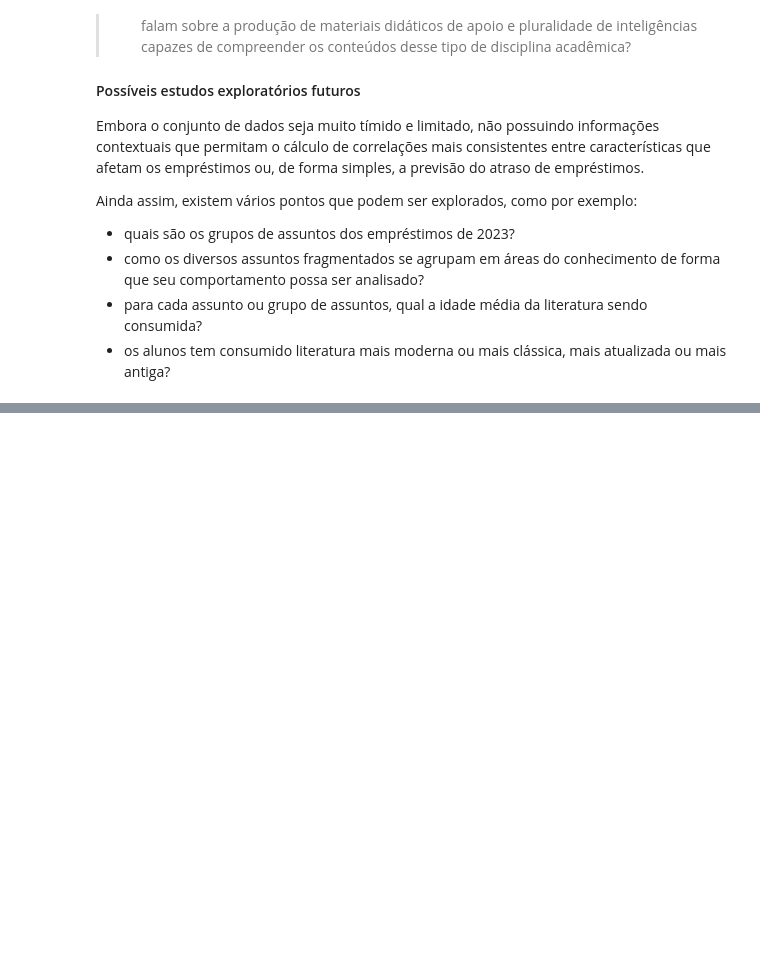
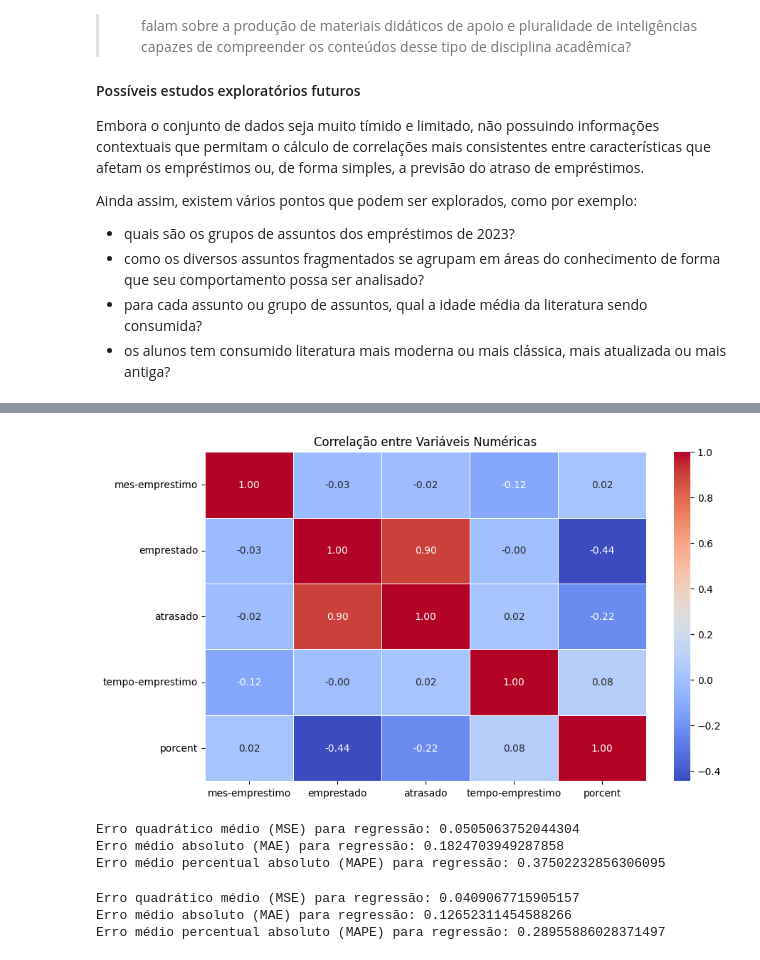
Before and after one commit to chinaglia-rafa/analise-de-dados-biblioteca-bcc, a Jupyter notebook: WIP-biblioteca.ipynb, the cells around one changed output, grey strips where cells are left out. Drawn from its saved outputs; the diff is of its cells as text; code cells hidden in the pictures; blank space fills up the shorter version.

```diff
--- a/WIP-biblioteca.ipynb
+++ b/WIP-biblioteca.ipynb
@@ -383,0 +425,18 @@ Ainda assim, existem vários pontos que podem ser explorados, como por exemplo:
+# %%
+# =======================================================================================
+# Calcula-se o número de empréstimos por livro por mês para os livros com maiores atrasos
+# =======================================================================================
+
+# Frequência de livros e astrasos
+df_frequencia_emprestimos = df[['titulo', 'mes-emprestimo', 'atrasado']].groupby(['mes-emprestimo', 'titulo']).count().reset_index()
+df_frequencia_emprestimos = df_frequencia_emprestimos.merge(df_tempo_medio[['tempo-emprestimo', 'mes-emprestimo', 'titulo']], on=['mes-emprestimo', 'titulo']).groupby(['mes-emprestimo', 'titulo', 'atrasado']).mean().reset_index().sort_values(by=['mes-emprestimo', 'atrasado'], ascending=False)
+df_frequencia_emprestimos
+
+df_frequencia_atrasos = df[df['atrasado'] == True][['titulo', 'mes-emprestimo', 'atrasado']].groupby(['mes-emprestimo', 'titulo']).count().reset_index().sort_values(by=['mes-emprestimo', 'atrasado'], ascending=True)
+# Livros com pelo menos 4 atrasos
+# df_frequencia_atrasos[df_frequencia_atrasos['atrasado'] >= 4]
+df_frequencia_emprestimos = df_frequencia_emprestimos.merge(df_frequencia_atrasos, on=['mes-emprestimo', 'titulo'])
+
+# df_frequencia_atrasos
+df_frequencia_emprestimos = df_frequencia_emprestimos.rename(columns={'atrasado_x': 'emprestado', 'atrasado_y': 'atrasado'})
+df_frequencia_emprestimos
@@ -383,0 +459,11 @@ Ainda assim, existem vários pontos que podem ser explorados, como por exemplo:
+# %%
+# Marca o título de todos os livros que não são top 141 como 'Outros'
+df_frequencia_emprestimos.loc[df_frequencia_emprestimos['atrasado'] < 4,'titulo'] = 'Outros'
+# %%
+# Cria colunas dummy booleanas com cada título
+df_frequencia_atrasos_dummies = pd.get_dummies(df_frequencia_emprestimos,columns=['titulo']).reset_index()
+# %%
+# Calcula a porcentagem de atrasos para cada um dos títulos por mês
+df_frequencia_atrasos_dummies['porcent'] = df_frequencia_atrasos_dummies['atrasado'] / df_frequencia_atrasos_dummies['emprestado']
+
+df_frequencia_atrasos_dummies[['mes-emprestimo', 'emprestado', 'atrasado', 'tempo-emprestimo', 'porcent']]
@@ -383,0 +484,8 @@ Ainda assim, existem vários pontos que podem ser explorados, como por exemplo:
+# %%
+# Correlação entre as variáveis numéricas escolhidas para o modelo
+plt.figure(figsize=(10, 6))
+sns.heatmap(df_frequencia_atrasos_dummies[['mes-emprestimo', 'emprestado', 'atrasado', 'tempo-emprestimo', 'porcent']].corr(), annot=True, cmap="coolwarm", fmt=".2f", linewidths=0.5)
+plt.title("Correlação entre Variáveis Numéricas")
+plt.show()
+# %% [output]
+[figure, added]
@@ -383,0 +510,40 @@ Ainda assim, existem vários pontos que podem ser explorados, como por exemplo:
+# %%
+# Cálculo de erros para a Regressão Linear
+
+mse = mean_squared_error(y_test_reg, y_pred_reg)
+print("Erro quadrático médio (MSE) para regressão:", mse)
+
+mae = mean_absolute_error(y_test_reg, y_pred_reg)
+print("Erro médio absoluto (MAE) para regressão:", mae)
+
+mape = mean_absolute_percentage_error(y_test_reg, y_pred_reg)
+print("Erro médio percentual absoluto (MAPE) para regressão:", mape)
+# %% [output]
+Erro quadrático médio (MSE) para regressão: 0.0505063752044304
+Erro médio absoluto (MAE) para regressão: 0.1824703949287858
+Erro médio percentual absoluto (MAPE) para regressão: 0.37502232856306095
+# %%
+# ===========================================
+# Criação de um modelo de predição usando KNN
+# ===========================================
+
+from sklearn.neighbors import KNeighborsRegressor
+
+
+reg_model_knn = KNeighborsRegressor(n_neighbors=5)
+reg_model_knn.fit(x_train_reg, y_train_reg)
+y_pred_reg_knn = reg_model_knn.predict(x_test_reg)
+
+# Cálculo dos erros do KNN
+mse = mean_squared_error(y_test_reg, y_pred_reg_knn)
+print("Erro quadrático médio (MSE) para regressão:", mse)
+
+mae = mean_absolute_error(y_test_reg, y_pred_reg_knn)
+print("Erro médio absoluto (MAE) para regressão:", mae)
+
+mape = mean_absolute_percentage_error(y_test_reg, y_pred_reg_knn)
+print("Erro médio percentual absoluto (MAPE) para regressão:", mape)
+# %% [output]
+Erro quadrático médio (MSE) para regressão: 0.0409067715905157
+Erro médio absoluto (MAE) para regressão: 0.12652311454588266
+Erro médio percentual absoluto (MAPE) para regressão: 0.28955886028371497
```
Also changed, not shown: parts of 21 cells of this notebook.
